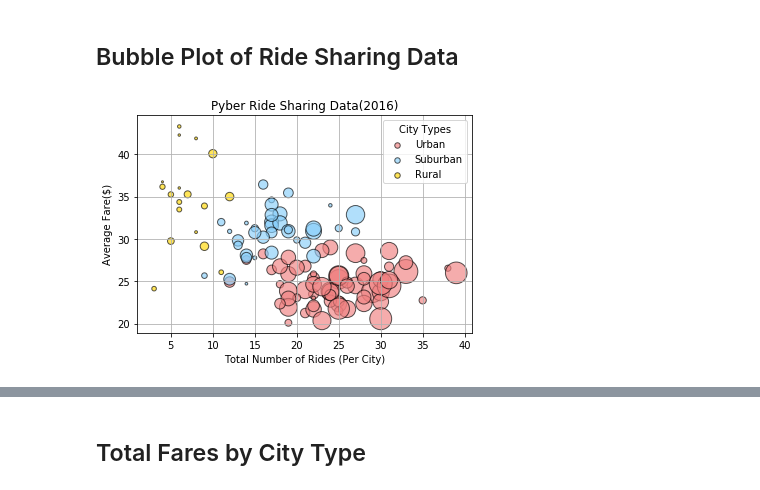
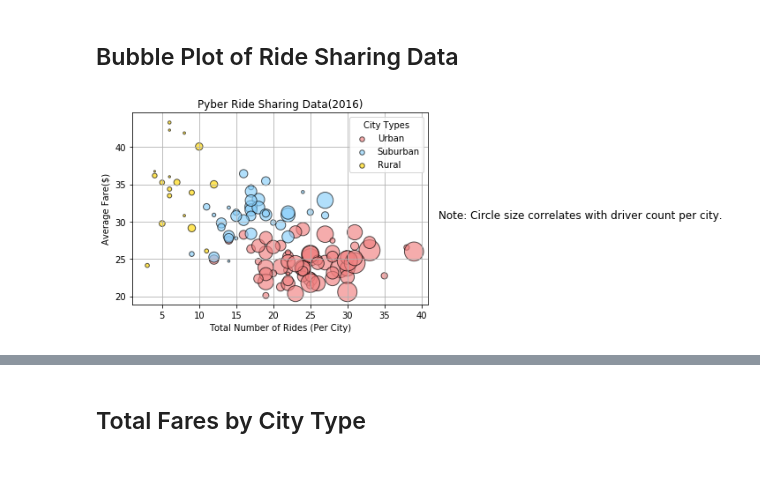
Before and after one commit to Kerrykova/Pyber, a Jupyter notebook: pyber_starter.ipynb, the cells around one changed output, grey strips where cells are left out. Drawn from its saved outputs; the diff is of its cells as text; code cells hidden in the pictures.

```diff
--- a/pyber_starter.ipynb
+++ b/pyber_starter.ipynb
@@ -16,10 +24,10 @@ rd = pd.read_csv(ride_data_to_load)
 
 
 # Combine the data into a single dataset
-df = rd.merge(cd, on="city")
+df = rd.merge(cd, on="city", how='outer')
 
 # Display the data table for preview
-df
+df.head()
 # %% [output]
 |  | city | date | fare | ride_id | driver_count | type |
 | 0 | Lake Jonathanshire | 2018-01-14 10:14:22 | 13.83 | 5739410935873 | 5 | Urban |
@@ -66,34 +54,35 @@ rural_drivers = rural.groupby("city")["driver_count"].sum()
 urban_fare = urban.groupby('city')["fare"].mean()
 suburban_fare = suburban.groupby('city')["fare"].mean()
 rural_fare = rural.groupby('city')["fare"].mean()
 
 
 # Build the scatter plots for each city types
 plt.scatter(urban_rides, urban_fare, marker="o", facecolors="lightcoral", edgecolors="black",
             s=urban_drivers*.25, alpha=0.65, label="Urban")
 plt.scatter(suburban_rides, suburban_fare, marker="o", facecolors="lightskyblue", edgecolors="black",
             s=suburban_drivers*.5, alpha=0.65, label="Suburban")
 plt.scatter(rural_rides, rural_fare, marker="o", facecolors="gold", edgecolors="black",
             s=rural_drivers, alpha=0.65, label="Rural")
 
 # Incorporate the other graph properties
 plt.title("Pyber Ride Sharing Data(2016)")
 plt.xlabel("Total Number of Rides (Per City)")
 plt.ylabel("Average Fare($)")
 plt.grid()
 
 # Create a legend
 lgnd = plt.legend(title="City Types")
 lgnd.legendHandles[0]._sizes = [30]
 lgnd.legendHandles[1]._sizes = [30]
 lgnd.legendHandles[2]._sizes = [30]
 
 # Incorporate a text label regarding circle size
+plt.suptitle("Note: Circle size correlates with driver count per city.", x=1.3, y=.5)
 
 # Save Figure
 plt.savefig("Data/Pyber-Ride-Sharing-Data-2016.png")
 # %% [output]
-[figure, old version]
+[figure, new version]
 # %%
 # Show plot
 plt.show()
```
Also changed, not shown: parts of 6 cells of this notebook, 1 other file.
